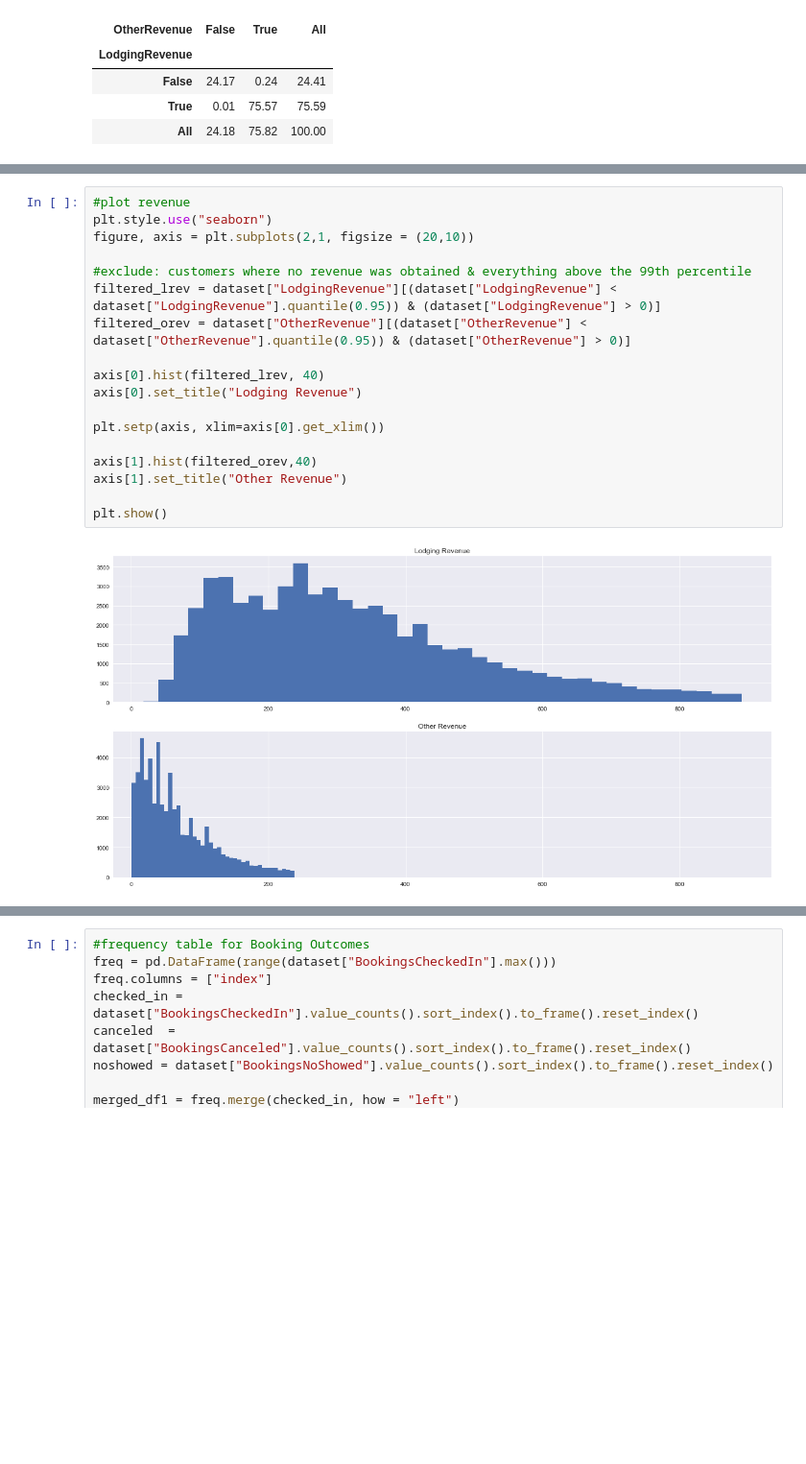
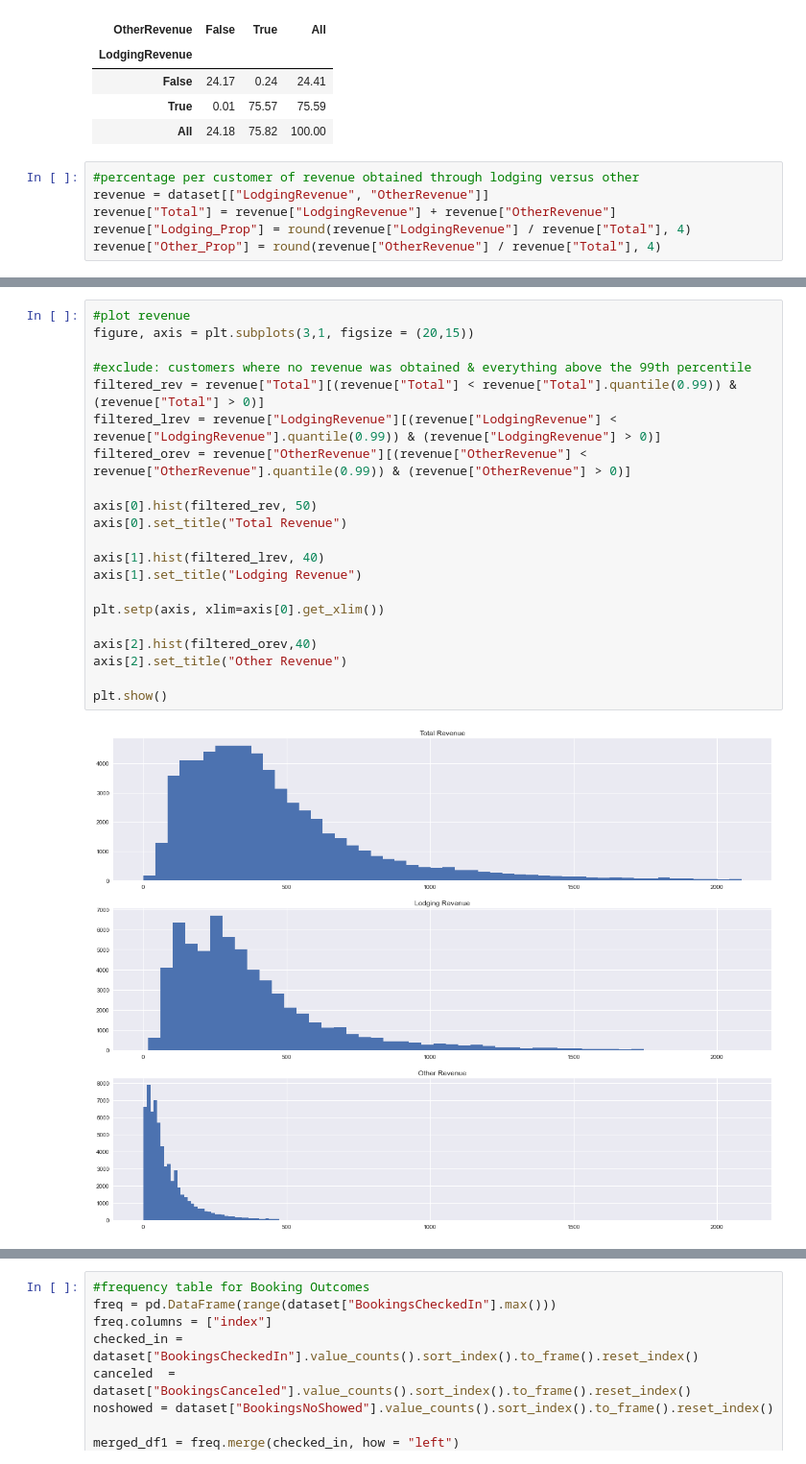
Before and after one commit to evasaunders/PersonalProjects, a Jupyter notebook: 2021_Hotel_EDA/2021_Hotel_EDA.ipynb, the cells around one changed output, grey strips where cells are left out. Shown at 96% size. Cells and saved outputs as stored; diff of their text form; blank space fills up the shorter version.

```diff
--- a/2021_Hotel_EDA/2021_Hotel_EDA.ipynb
+++ b/2021_Hotel_EDA/2021_Hotel_EDA.ipynb
@@ -151,3 +158,9 @@ round(pd.crosstab(dataset["LodgingRevenue"] > 0, dataset["OtherRevenue"] > 0, ma
 | False | 24.17 | 0.24 | 24.41 |
 | True | 0.01 | 75.57 | 75.59 |
 | All | 24.18 | 75.82 | 100.00 |
+# %%
+#percentage per customer of revenue obtained through lodging versus other
+revenue = dataset[["LodgingRevenue", "OtherRevenue"]]
+revenue["Total"] = revenue["LodgingRevenue"] + revenue["OtherRevenue"]
+revenue["Lodging_Prop"] = round(revenue["LodgingRevenue"] / revenue["Total"], 4)
+revenue["Other_Prop"] = round(revenue["OtherRevenue"] / revenue["Total"], 4)
@@ -154,20 +203,23 @@ round(pd.crosstab(dataset["LodgingRevenue"] > 0, dataset["OtherRevenue"] > 0, ma
 # %%
 #plot revenue
-plt.style.use("seaborn")
-figure, axis = plt.subplots(2,1, figsize = (20,10))
+figure, axis = plt.subplots(3,1, figsize = (20,15))
 
 #exclude: customers where no revenue was obtained & everything above the 99th percentile
-filtered_lrev = dataset["LodgingRevenue"][(dataset["LodgingRevenue"] < dataset["LodgingRevenue"].quantile(0.95)) & (dataset["LodgingRevenue"] > 0)]
-filtered_orev = dataset["OtherRevenue"][(dataset["OtherRevenue"] < dataset["OtherRevenue"].quantile(0.95)) & (dataset["OtherRevenue"] > 0)]
+filtered_rev = revenue["Total"][(revenue["Total"] < revenue["Total"].quantile(0.99)) & (revenue["Total"] > 0)]
+filtered_lrev = revenue["LodgingRevenue"][(revenue["LodgingRevenue"] < revenue["LodgingRevenue"].quantile(0.99)) & (revenue["LodgingRevenue"] > 0)]
+filtered_orev = revenue["OtherRevenue"][(revenue["OtherRevenue"] < revenue["OtherRevenue"].quantile(0.99)) & (revenue["OtherRevenue"] > 0)]
 
-axis[0].hist(filtered_lrev, 40)
-axis[0].set_title("Lodging Revenue")
+axis[0].hist(filtered_rev, 50)
+axis[0].set_title("Total Revenue")
+
+axis[1].hist(filtered_lrev, 40)
+axis[1].set_title("Lodging Revenue")
 
 plt.setp(axis, xlim=axis[0].get_xlim())
 
-axis[1].hist(filtered_orev,40)
-axis[1].set_title("Other Revenue")
+axis[2].hist(filtered_orev,40)
+axis[2].set_title("Other Revenue")
 
 plt.show()
 # %% [output]
-[figure, old version]
+[figure, new version]
```
Also changed, not shown: parts of 43 cells of this notebook.
